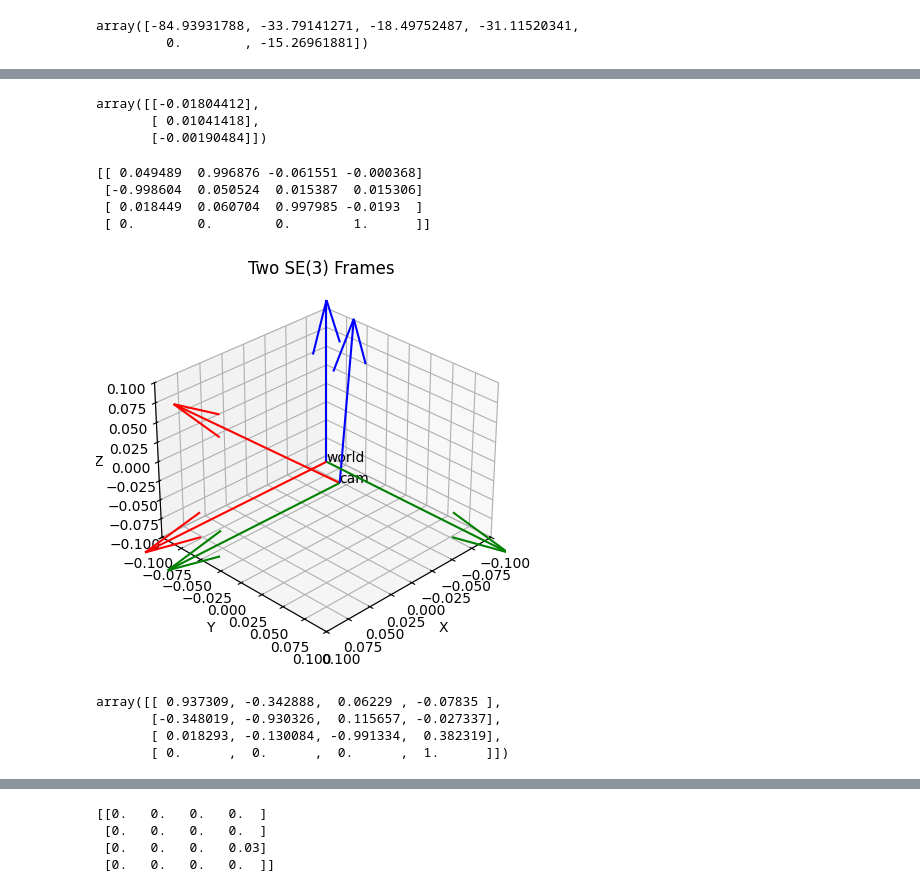
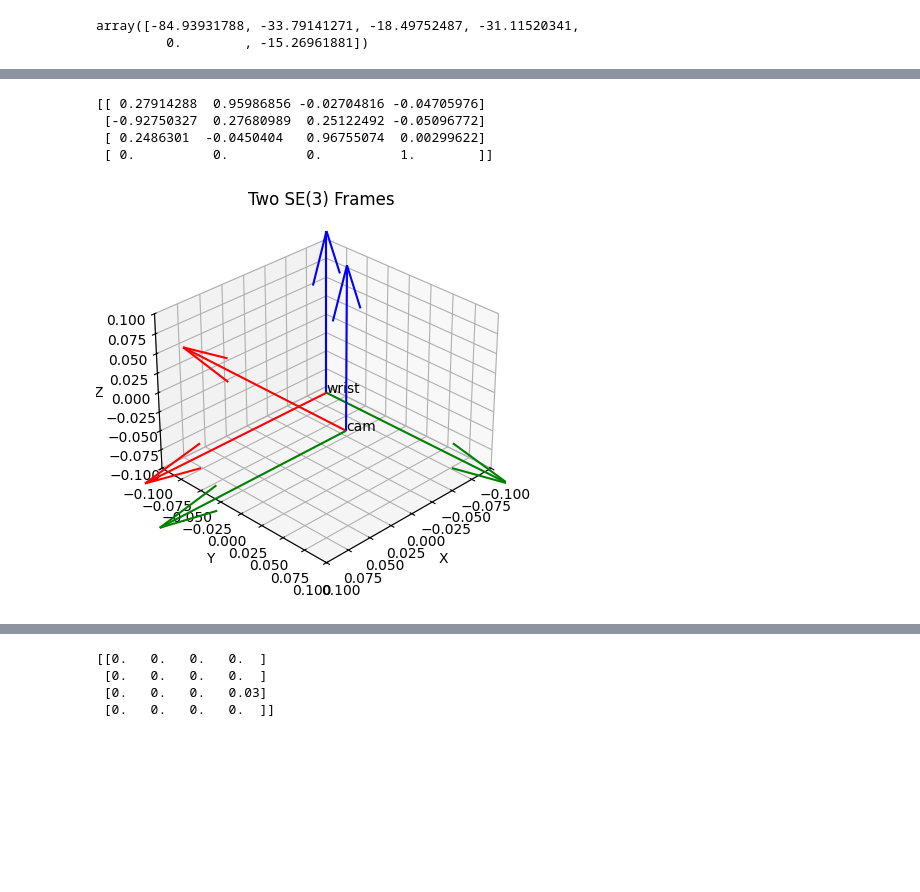
Before and after one commit to richardtanai/robot_pick_n_place, a Jupyter notebook: robot_move/move.ipynb, the cells around one changed output, grey strips where cells are left out. Drawn from its saved outputs; the diff is of its cells as text; code cells hidden in the pictures; blank space fills up the shorter version.

```diff
--- a/robot_move/move.ipynb
+++ b/robot_move/move.ipynb
@@ -77,3 +63,0 @@ print(temp)
-# %%
-ax = xyz_zyx_to_se3(0,0,0, 12, 10, 5)
-ax
@@ -552,8 +432,2 @@ array([[ 0.049489,  0.996876, -0.061551],
-# %%
-T_res
-# %% [output]
-array([[-0.01804412],
-       [ 0.01041418],
-       [-0.00190484]])
 # %%
 import numpy as np
@@ -563,7 +437,7 @@ cam2gripper[:3,3] = T_res.T
 # %%
-print(cam2gripper)
+print(cam2wrist)
 # %% [output]
-[[ 0.049489  0.996876 -0.061551 -0.000368]
- [-0.998604  0.050524  0.015387  0.015306]
- [ 0.018449  0.060704  0.997985 -0.0193  ]
- [ 0.        0.        0.        1.      ]]
+[[ 0.27914288  0.95986856 -0.02704816 -0.04705976]
+ [-0.92750327  0.27680989  0.25122492 -0.05096772]
+ [ 0.2486301  -0.0450404   0.96755074  0.00299622]
+ [ 0.          0.          0.          1.        ]]
@@ -570,67 +449,34 @@ print(cam2gripper)
+# %%
+cam2wrist = np.array([[ 0,  1, 0, 0.0325],
+ [-1,   0,  0,  0.055],
+ [ 0,  0, 1, 0.0],
+ [ 0.,        0.  ,      0.   ,     1.  ,    ]])
 # %%
-import matplotlib.pyplot as plt
-
-def plot_SE3(T, ax=None, length=0.1, colors=('r','g','b'), label=None):
-    """
-    Plots an SE(3) transformation as a coordinate frame.
-
-    Args:
-        T: 4x4 numpy array, the SE(3) matrix.
-        ax: Matplotlib 3D axis.
-        length: Length of the axes.
-        colors: Colors for X, Y, Z axes.
-        label: Optional label to mark the origin.
-    """
-    if ax is None:
-        fig = plt.figure()
-        ax = fig.add_subplot(111, projection='3d')
-
-    origin = T[0:3, 3]
-    R = T[0:3, 0:3]
-
-    for i in range(3):
-        axis = R[:, i]
-        ax.quiver(
-            origin[0], origin[1], origin[2],
-            axis[0], axis[1], axis[2],
-            color=colors[i], length=length, normalize=True
-        )
-
-    if label is not None:
-        ax.text(origin[0], origin[1], origin[2], label, fontsize=10)
-
-    return ax
-
+##PLOT CAM WRIST
+## Z must align, rotated around Z
 
 fig = plt.figure()
 ax = fig.add_subplot(111, projection='3d')
 
 # Plot both frames
 T_world = np.eye(4,4)
 
-plot_SE3(T_world, ax=ax, length=0.2, label='world')
-plot_SE3(cam2gripper, ax=ax, length=0.2, label='cam')
+plot_SE3(T_world, ax=ax, length=0.2, label='wrist')
+plot_SE3(cam2wrist, ax=ax, length=0.2, label='cam')
 
 
 # print(res[0]['T'])
 # print(cam2gripper)
 
 # Configure axes
 ax.set_xlim([-0.1,0.1])
 ax.set_ylim([-0.1,0.1])
 ax.set_zlim([-0.1,0.1])
 ax.set_xlabel('X')
 ax.set_ylabel('Y')
 ax.set_zlabel('Z')
 ax.set_title('Two SE(3) Frames')
 ax.view_init(elev=30, azim=45)
 plt.show()
 # %% [output]
-[figure, old version]
+[figure, new version]
-# %%
-T_marker2cam[0]['T']
-# %% [output]
-array([[ 0.937309, -0.342888,  0.06229 , -0.07835 ],
-       [-0.348019, -0.930326,  0.115657, -0.027337],
-       [ 0.018293, -0.130084, -0.991334,  0.382319],
-       [ 0.      ,  0.      ,  0.      ,  1.      ]])
```
Also changed, not shown: parts of 116 cells of this notebook, 5 other files.
